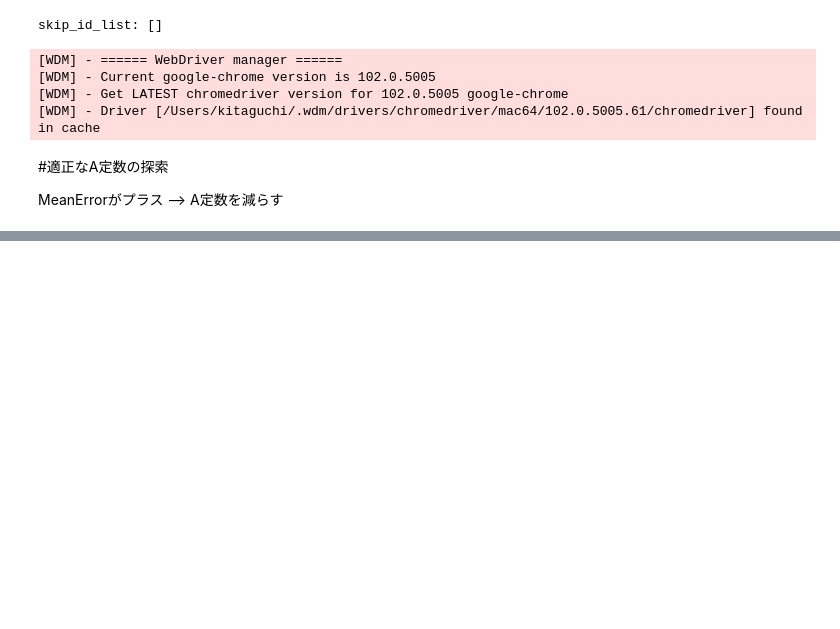
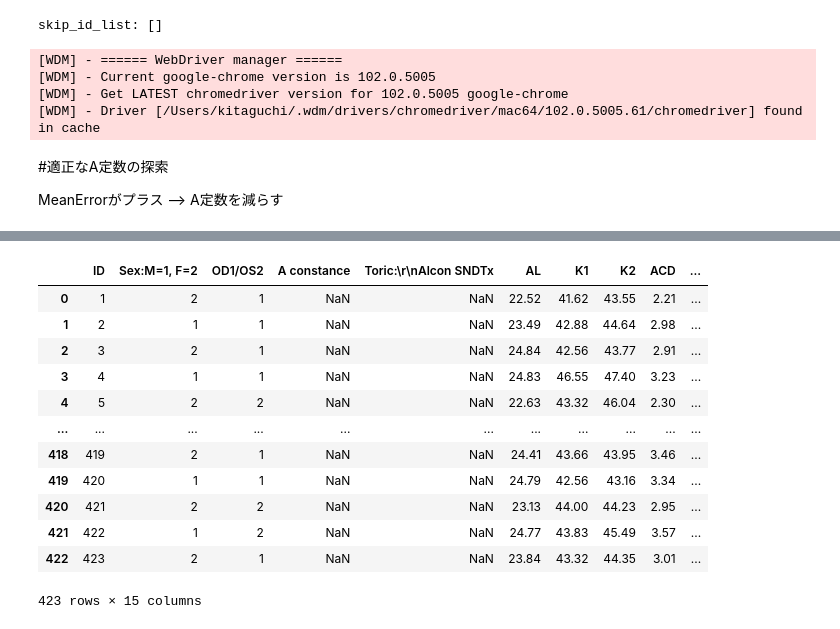
Before and after one commit to ykitaguchi77/tkinter, a Jupyter notebook: IOL scraping/IOL_scraping.ipynb, the cells around one changed output, grey strips where cells are left out. Drawn from its saved outputs; the diff is of its cells as text; code cells hidden in the pictures; blank space fills up the shorter version.

```diff
--- a/IOL scraping/IOL_scraping.ipynb
+++ b/IOL scraping/IOL_scraping.ipynb
@@ -455,4 +390,0 @@ df2
-# %%
-if aa.iloc[0:, 0].isin([29]).any():
-    target2 = "minus_1"
-target2
@@ -493,0 +433,37 @@ target2
+# %%
+#Open website
+import tkinter.ttk as ttk
+import tkinterdnd2 as tkdnd
+from selenium import webdriver
+from selenium.webdriver.common.by import By
+from webdriver_manager.chrome import ChromeDriverManager
+from tkinter import messagebox
+import tkinter as tk
+import tkinter.filedialog as fl
+import tkinter.messagebox as mb
+import numpy as np
+import time
+import pyautogui
+import sys
+import pandas as pd
+import numpy as np
+from sklearn.metrics import mean_absolute_error
+from sklearn.metrics import mean_squared_error
+#Chromedriverを自動的にダウンロードする
+driver = webdriver.Chrome(ChromeDriverManager().install())
+
+#Websiteを開く
+URL = 'https://www.iolformula.com/'
+driver.get(URL)
+#time.sleep(5)
+#print("sleep finished")
+
+
+#Pyautoguiを用いてI agreeをクリック
+try:
+    x, y = pyautogui.locateCenterOnScreen(
+        "./IAgree.png", grayscale=True, confidence=0.8)
+    pyautogui.doubleClick(x/2, y/2)  # macの場合は座標が1/2になる
+except Exception as ex:
+    print("対象が見つかりませんでした。")
+    sys.exit()
@@ -493,0 +659,18 @@ target2
+# %%
+with codecs.open(df_csv_path, "r", "Shift-JIS", "ignore") as file:
+        df = pd.read_csv(file, index_col=None, header=0)
+df
+# %% [output]
+|  | ID | Sex:M=1, F=2 | OD1/OS2 | A constance | Toric:\r\nAlcon SNDTx | AL | K1 | K2 | ACD | ... |
+| 0 | 1 | 2 | 1 | NaN | NaN | 22.52 | 41.62 | 43.55 | 2.21 | ... |
+| 1 | 2 | 1 | 1 | NaN | NaN | 23.49 | 42.88 | 44.64 | 2.98 | ... |
+| 2 | 3 | 2 | 1 | NaN | NaN | 24.84 | 42.56 | 43.77 | 2.91 | ... |
+| 3 | 4 | 1 | 1 | NaN | NaN | 24.83 | 46.55 | 47.40 | 3.23 | ... |
+| 4 | 5 | 2 | 2 | NaN | NaN | 22.63 | 43.32 | 46.04 | 2.30 | ... |
+| ... | ... | ... | ... | ... | ... | ... | ... | ... | ... | ... |
+| 418 | 419 | 2 | 1 | NaN | NaN | 24.41 | 43.66 | 43.95 | 3.46 | ... |
+| 419 | 420 | 1 | 1 | NaN | NaN | 24.79 | 42.56 | 43.16 | 3.34 | ... |
+| 420 | 421 | 2 | 2 | NaN | NaN | 23.13 | 44.00 | 44.23 | 2.95 | ... |
+| 421 | 422 | 1 | 2 | NaN | NaN | 24.77 | 43.83 | 45.49 | 3.57 | ... |
+| 422 | 423 | 2 | 1 | NaN | NaN | 23.84 | 43.32 | 44.35 | 3.01 | ... |
+423 rows × 15 columns
```
Also changed, not shown: parts of 11 cells of this notebook, 2 other files.
